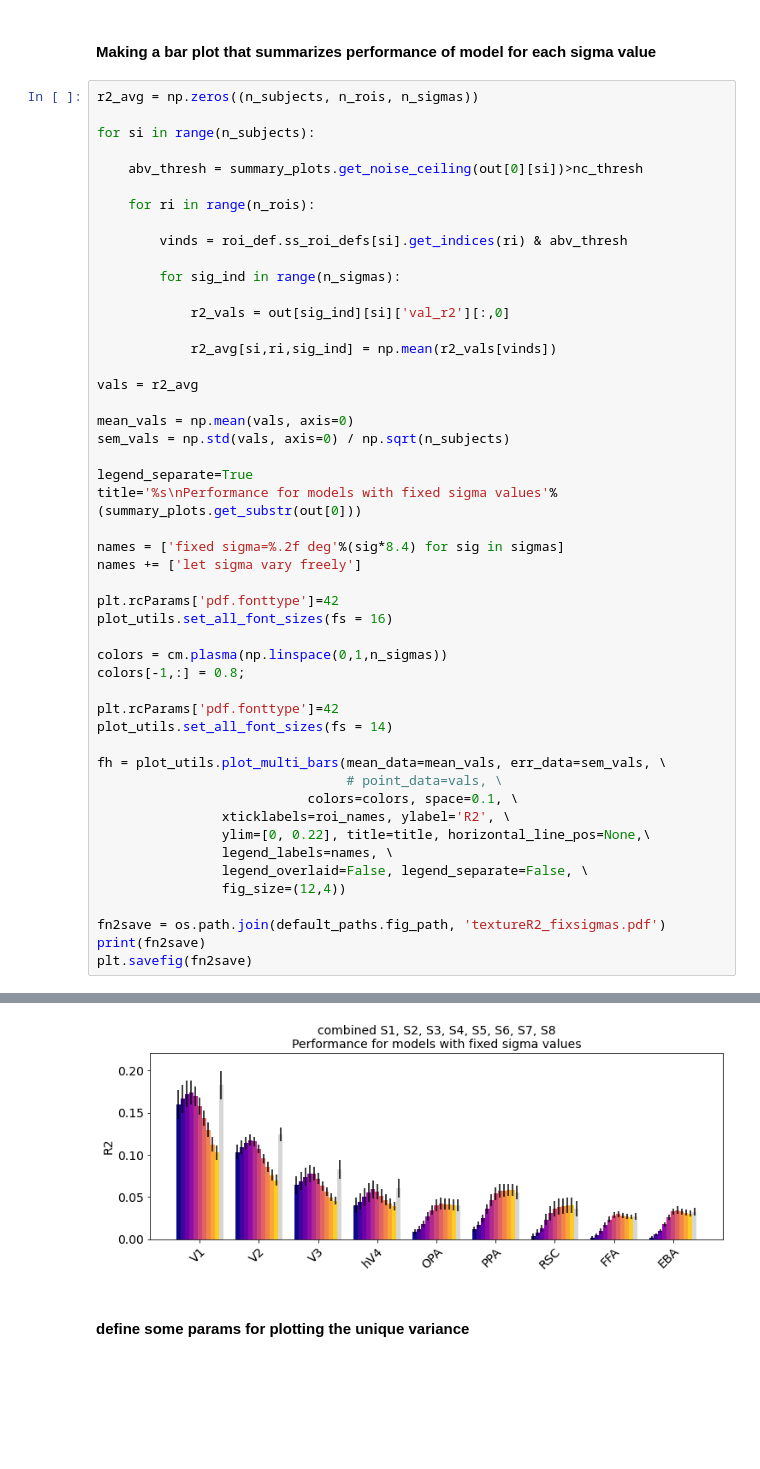
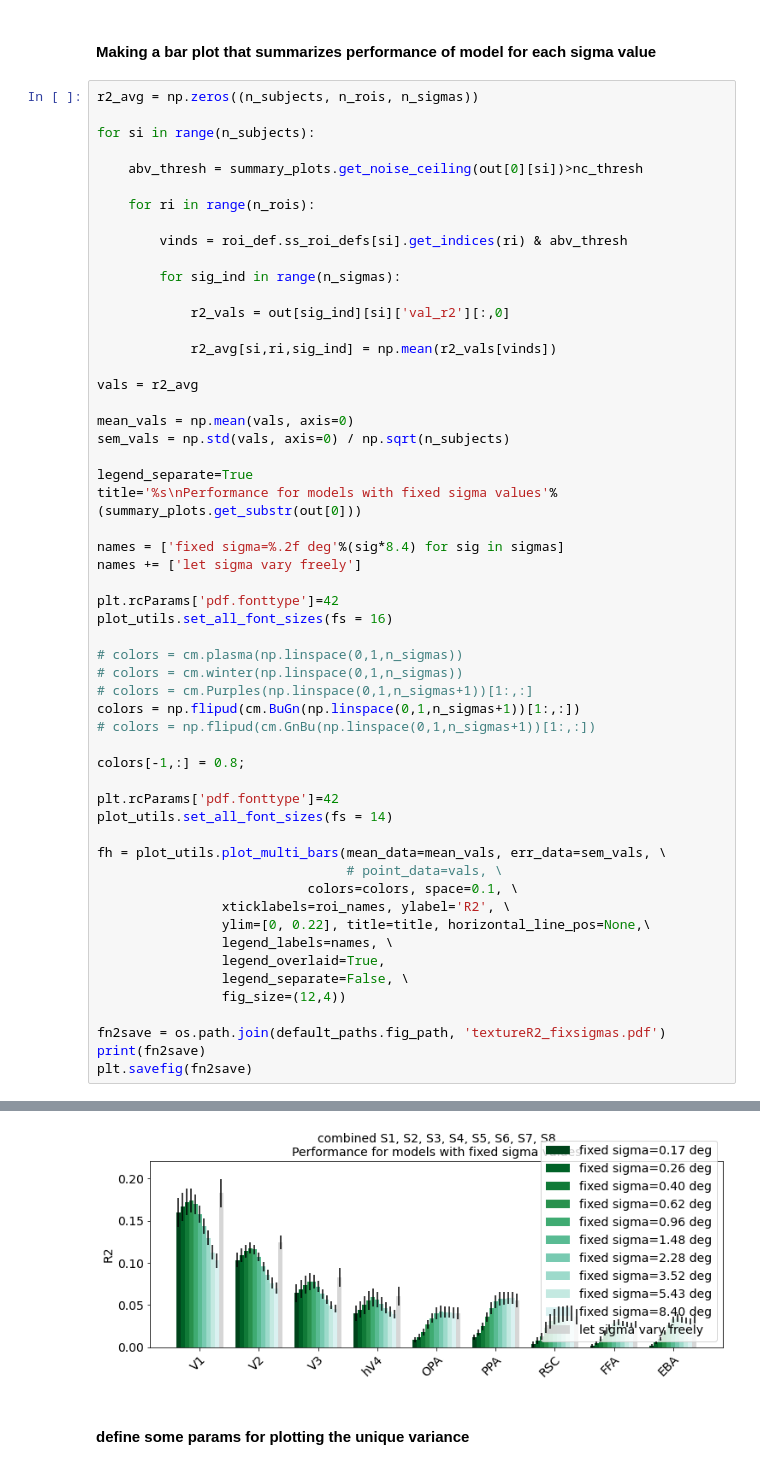
Before and after one commit to mmhenderson/texturemodel, a Jupyter notebook: notebooks/Fig6_fixedsigmavalues.ipynb, the cells around one changed output, grey strips where cells are left out. Saved outputs shown, nothing was run; the diff lists cells and outputs as text; blank space fills up the shorter version.

```diff
--- a/notebooks/Fig6_fixedsigmavalues.ipynb
+++ b/notebooks/Fig6_fixedsigmavalues.ipynb
@@ -99,36 +99,42 @@ vals = r2_avg
 mean_vals = np.mean(vals, axis=0)
 sem_vals = np.std(vals, axis=0) / np.sqrt(n_subjects)
 
 legend_separate=True
 title='%s\nPerformance for models with fixed sigma values'%(summary_plots.get_substr(out[0]))
 
 names = ['fixed sigma=%.2f deg'%(sig*8.4) for sig in sigmas]
 names += ['let sigma vary freely']
 
 plt.rcParams['pdf.fonttype']=42
 plot_utils.set_all_font_sizes(fs = 16)
 
-colors = cm.plasma(np.linspace(0,1,n_sigmas))
+# colors = cm.plasma(np.linspace(0,1,n_sigmas))
+# colors = cm.winter(np.linspace(0,1,n_sigmas))
+# colors = cm.Purples(np.linspace(0,1,n_sigmas+1))[1:,:]
+colors = np.flipud(cm.BuGn(np.linspace(0,1,n_sigmas+1))[1:,:])
+# colors = np.flipud(cm.GnBu(np.linspace(0,1,n_sigmas+1))[1:,:])
+
 colors[-1,:] = 0.8;
 
 plt.rcParams['pdf.fonttype']=42
 plot_utils.set_all_font_sizes(fs = 14)
 
 fh = plot_utils.plot_multi_bars(mean_data=mean_vals, err_data=sem_vals, \
                                 # point_data=vals, \
                            colors=colors, space=0.1, \
                 xticklabels=roi_names, ylabel='R2', \
                 ylim=[0, 0.22], title=title, horizontal_line_pos=None,\
                 legend_labels=names, \
-                legend_overlaid=False, legend_separate=False, \
+                legend_overlaid=True,
+                legend_separate=False, \
                 fig_size=(12,4))
 
 fn2save = os.path.join(default_paths.fig_path, 'textureR2_fixsigmas.pdf')
 print(fn2save)
 plt.savefig(fn2save)
 # %% [output]
 /user_data/mmhender/texturemodel/figures/textureR2_fixsigmas.pdf
-[figure, old version]
+[figure, new version]
 # %% [markdown]
 #### define some params for plotting the unique variance
 # %%
```
Also changed, not shown: 1 other file.
